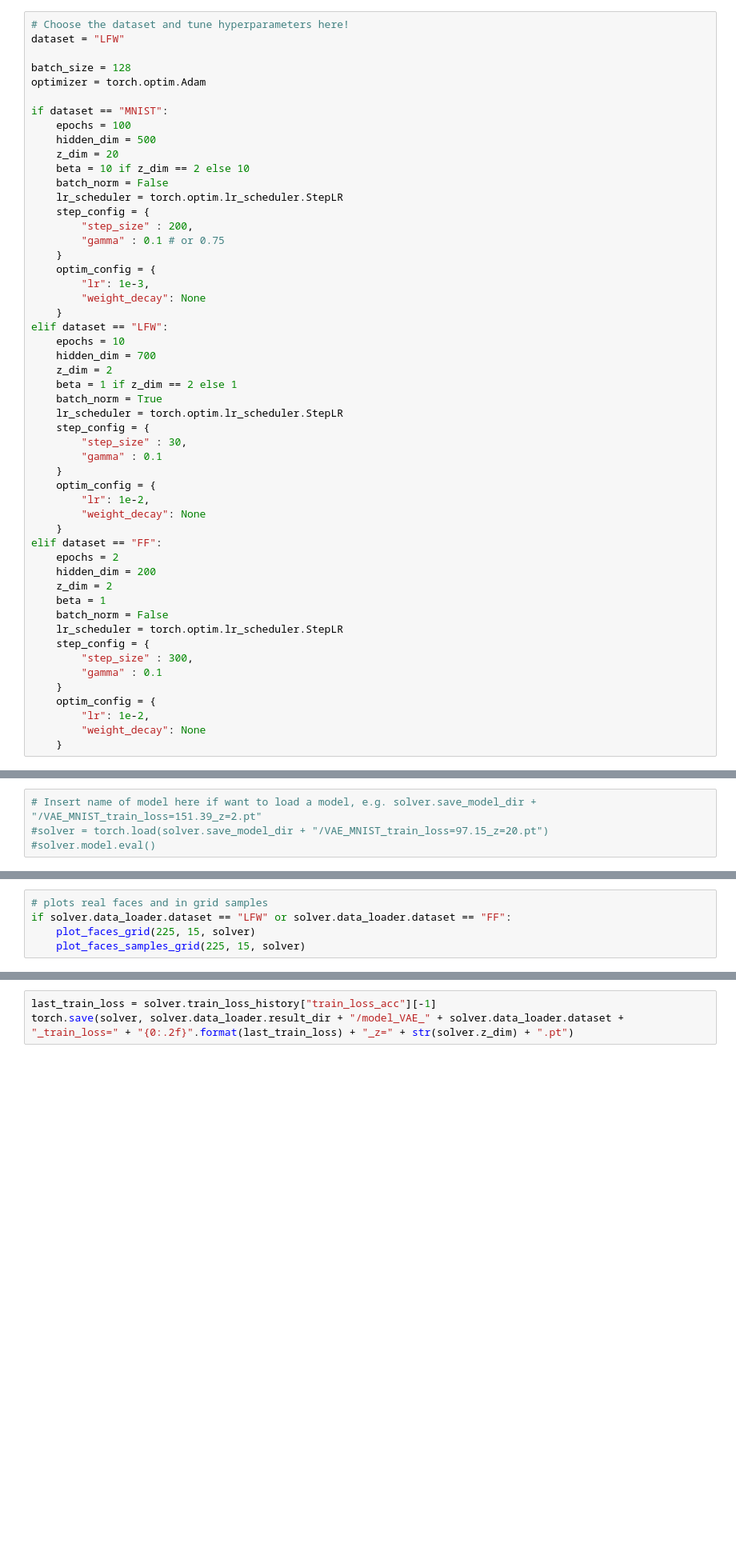
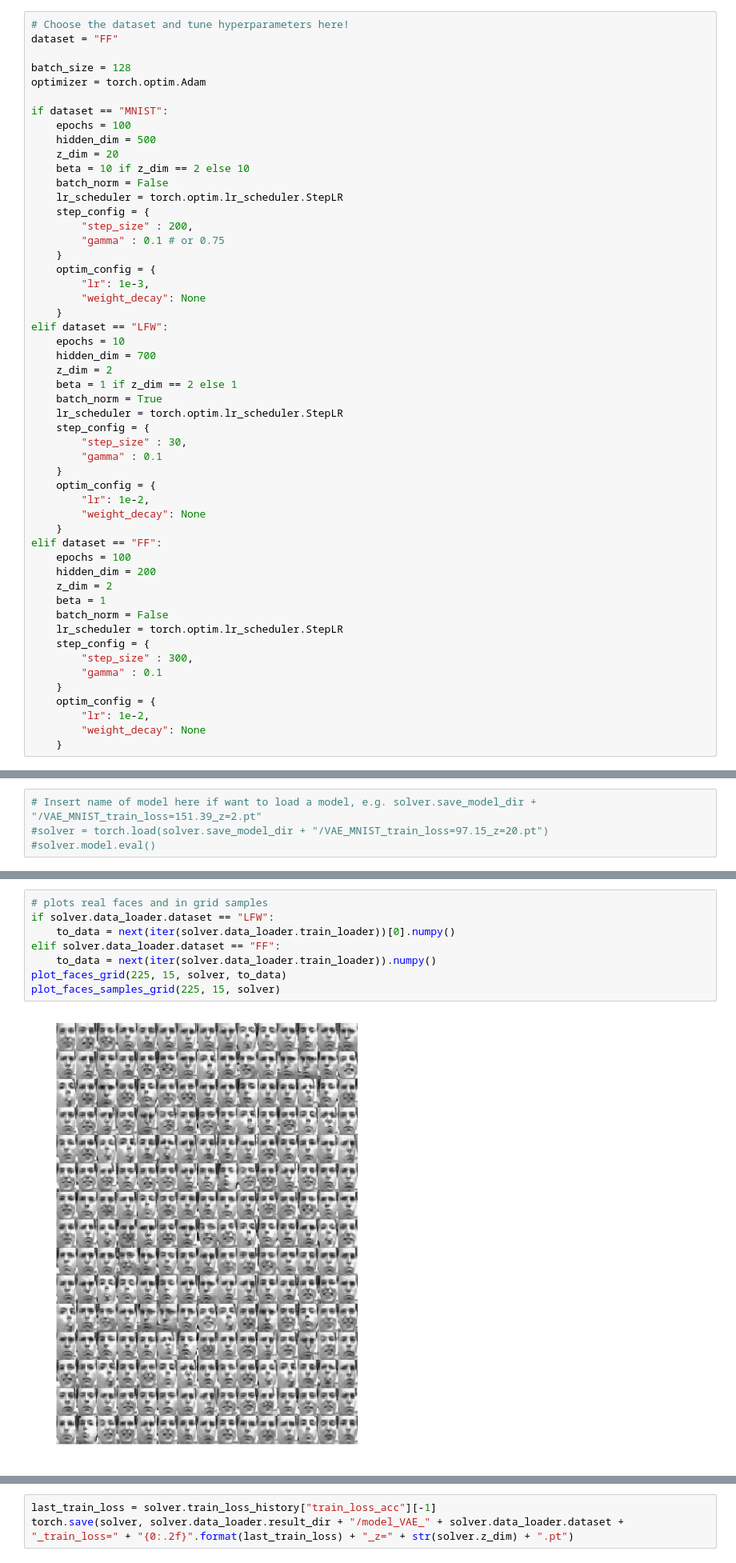
Before and after one commit to matthiasbrix/vae-models, a Jupyter notebook: src/1_vae.ipynb, the cells around one changed output, grey strips where cells are left out. Shown at 80% size. Saved outputs shown, nothing was run; the diff lists cells and outputs as text; blank space fills up the shorter version.

Commit message:
add custom datasets and adjust faces grid accordingly

```diff
--- a/src/1_vae.ipynb
+++ b/src/1_vae.ipynb
@@ -37,6 +39,6 @@ if device.type == 'cuda':
 # %%
 # Choose the dataset and tune hyperparameters here!
-dataset = "LFW"
+dataset = "FF"
 
 batch_size = 128
 optimizer = torch.optim.Adam
@@ -72,7 +74,7 @@ elif dataset == "LFW":
         "weight_decay": None
     }
 elif dataset == "FF":
-    epochs = 2
+    epochs = 100
     hidden_dim = 200
     z_dim = 2
     beta = 1
@@ -142,5 +176,10 @@ else:
 # %%
 # plots real faces and in grid samples
-if solver.data_loader.dataset == "LFW" or solver.data_loader.dataset == "FF":
-    plot_faces_grid(225, 15, solver)
-    plot_faces_samples_grid(225, 15, solver)
+if solver.data_loader.dataset == "LFW":
+    to_data = next(iter(solver.data_loader.train_loader))[0].numpy()
+elif solver.data_loader.dataset == "FF":
+    to_data = next(iter(solver.data_loader.train_loader)).numpy()
+plot_faces_grid(225, 15, solver, to_data)
+plot_faces_samples_grid(225, 15, solver)
+# %% [output]
+[figure, added]
```
Also changed, not shown: parts of 8 cells of this notebook, 4 other files.
